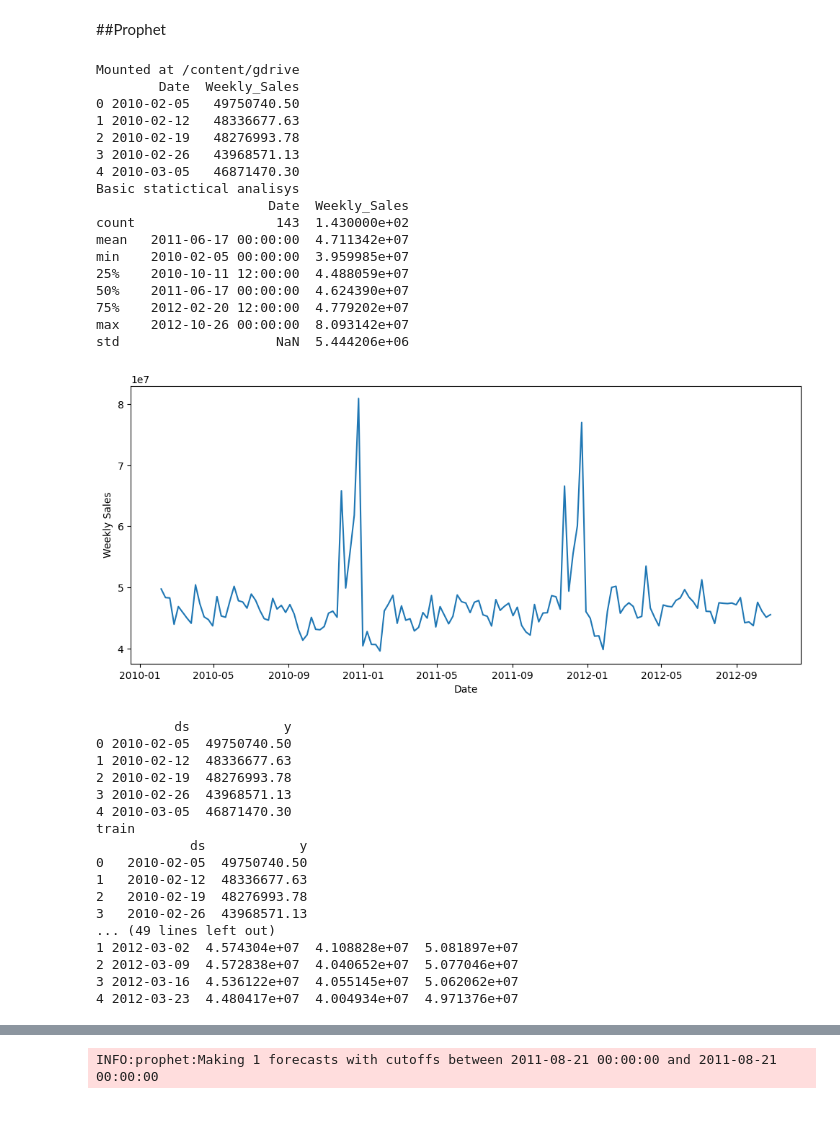
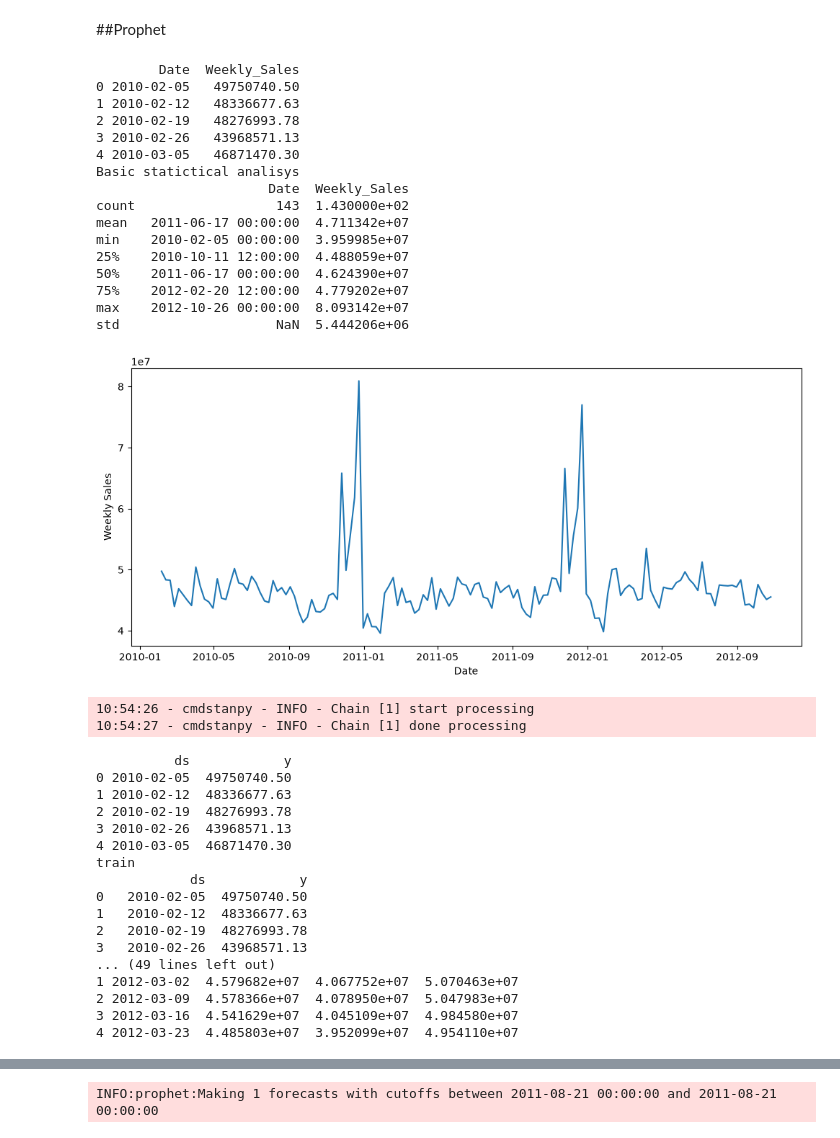
Before and after one commit to tinabazhenova/forecasting, a Jupyter notebook: sales_forecasting.ipynb, the cells around one changed output, grey strips where cells are left out. Saved outputs shown, nothing was run; the diff lists cells and outputs as text; code cells hidden in the pictures.

```diff
--- a/sales_forecasting.ipynb
+++ b/sales_forecasting.ipynb
@@ -1030,8 +1050,8 @@ MAPE with Median Imputation: 1.5043157401829366
 # %% [markdown]
 ##Prophet
 # %%
-from google.colab import drive
-drive.mount('/content/gdrive', force_remount=True)
+#from google.colab import drive
+#drive.mount('/content/gdrive', force_remount=True)
 
 # !ls "/content/gdrive/MyDrive/Tina AI study"
 
@@ -1040,7 +1060,7 @@ import pandas as pd
 from prophet import Prophet
 import io
 # Replace 'filename.csv' with your actual file name
-df = pd.read_csv('/content/gdrive/MyDrive/Tina AI study/Walmart_Sales.csv', encoding='latin1')
+df = pd.read_csv('Walmart_Sales.csv', encoding='latin1')
 # print(df)
 # print(df.columns)
 # print(df)
@@ -1090,52 +1110,53 @@ test.columns = ['ds', 'y']
 print('test')
 print(test)
 
 model_pr = Prophet(
     yearly_seasonality=True,
     weekly_seasonality=True,
     daily_seasonality=False
 )
 model_pr.fit(train)
 
 future = test[['ds']]
 forecast = model_pr.predict(future)
 print(forecast[['ds', 'yhat', 'yhat_lower', 'yhat_upper']].head())
 # %% [output]
-Mounted at /content/gdrive
         Date  Weekly_Sales
 0 2010-02-05   49750740.50
 1 2010-02-12   48336677.63
 2 2010-02-19   48276993.78
 3 2010-02-26   43968571.13
 4 2010-03-05   46871470.30
 Basic statictical analisys
                       Date  Weekly_Sales
 count                  143  1.430000e+02
 mean   2011-06-17 00:00:00  4.711342e+07
 min    2010-02-05 00:00:00  3.959985e+07
 25%    2010-10-11 12:00:00  4.488059e+07
 50%    2011-06-17 00:00:00  4.624390e+07
 75%    2012-02-20 12:00:00  4.779202e+07
 max    2012-10-26 00:00:00  8.093142e+07
 std                    NaN  5.444206e+06
-[figure, old version]
+[figure, new version]
-          ds            y
-0 2010-02-05  49750740.50
-1 2010-02-12  48336677.63
-2 2010-02-19  48276993.78
-3 2010-02-26  43968571.13
-4 2010-03-05  46871470.30
-train
-            ds            y
-0   2010-02-05  49750740.50
-1   2010-02-12  48336677.63
-2   2010-02-19  48276993.78
-3   2010-02-26  43968571.13
-... (49 lines left out)
-1 2012-03-02  4.574304e+07  4.108828e+07  5.081897e+07
-2 2012-03-09  4.572838e+07  4.040652e+07  5.077046e+07
-3 2012-03-16  4.536122e+07  4.055145e+07  5.062062e+07
-4 2012-03-23  4.480417e+07  4.004934e+07  4.971376e+07
+10:54:26 - cmdstanpy - INFO - Chain [1] start processing
+10:54:27 - cmdstanpy - INFO - Chain [1] done processing
+          ds            y
+0 2010-02-05  49750740.50
+1 2010-02-12  48336677.63
+2 2010-02-19  48276993.78
+3 2010-02-26  43968571.13
+4 2010-03-05  46871470.30
+train
+            ds            y
+0   2010-02-05  49750740.50
+1   2010-02-12  48336677.63
+2   2010-02-19  48276993.78
+3   2010-02-26  43968571.13
+... (49 lines left out)
+1 2012-03-02  4.579682e+07  4.067752e+07  5.070463e+07
+2 2012-03-09  4.578366e+07  4.078950e+07  5.047983e+07
+3 2012-03-16  4.541629e+07  4.045109e+07  4.984580e+07
+4 2012-03-23  4.485803e+07  3.952099e+07  4.954110e+07
 # %%
 fig1 = model_pr.plot(forecast)
 # %% [output]
```
Also changed, not shown: parts of 18 cells of this notebook, 3 other files.
